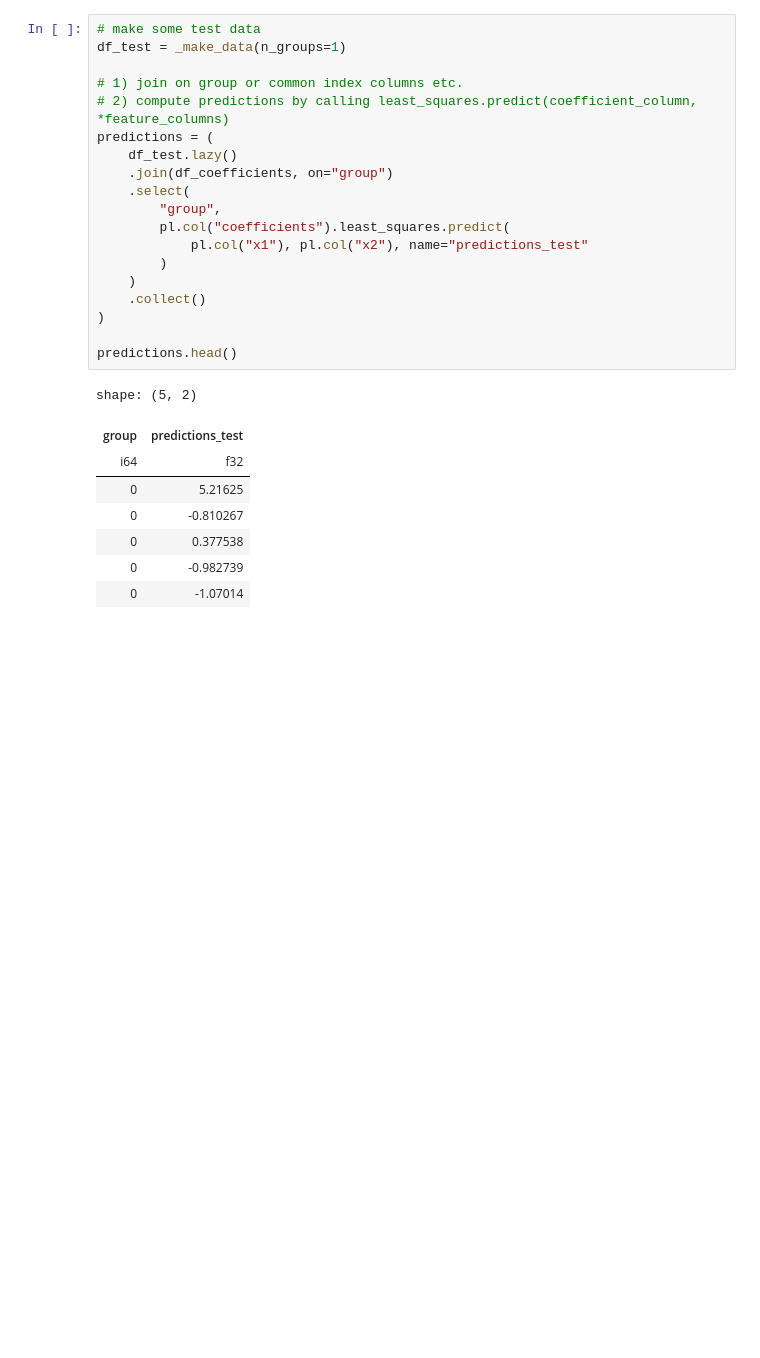
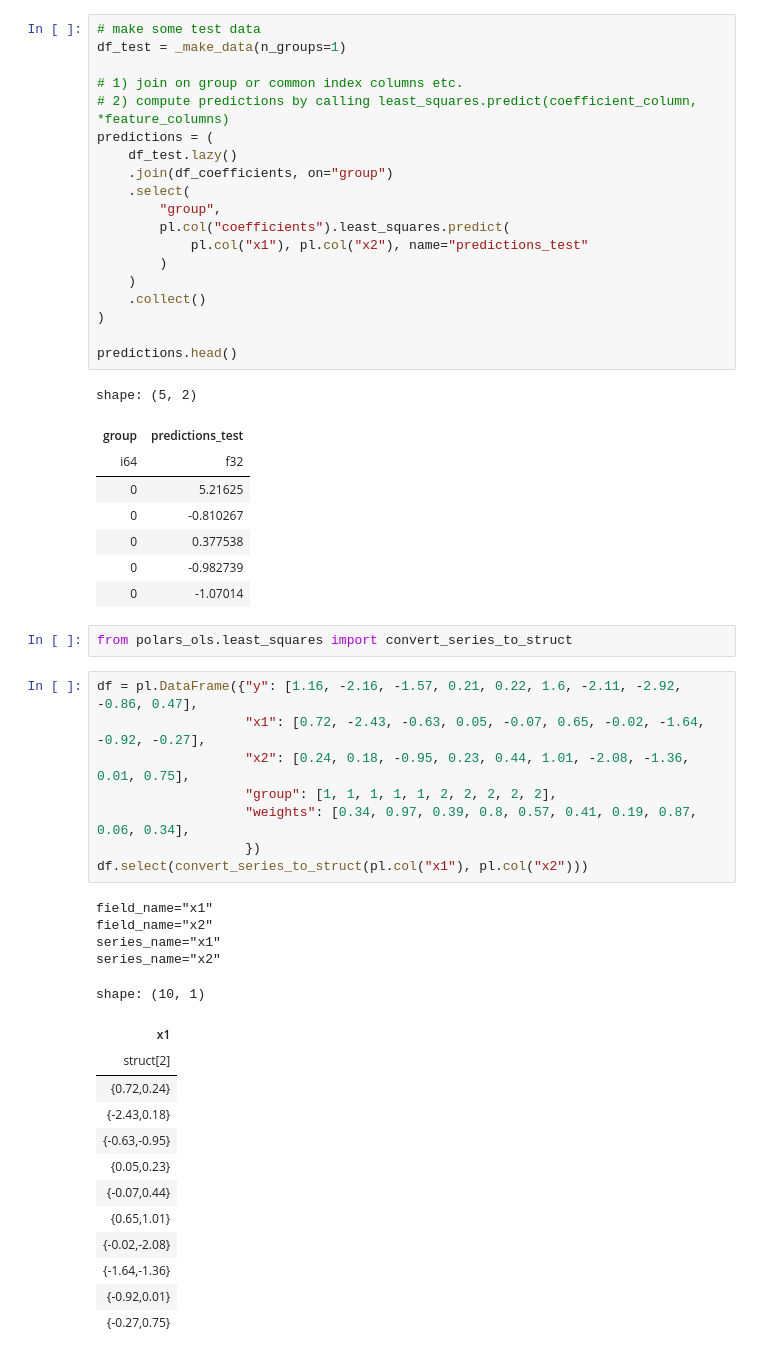
Before and after one commit to azmyrajab/polars_ols, a Jupyter notebook: notebooks/polars_ols_demo.ipynb, the cells around one changed output. Saved outputs shown, nothing was run; the diff lists cells and outputs as text; blank space fills up the shorter version.

```diff
--- a/notebooks/polars_ols_demo.ipynb
+++ b/notebooks/polars_ols_demo.ipynb
@@ -288,3 +274,31 @@ shape: (5, 2)
 | 0 | 0.377538 |
 | 0 | -0.982739 |
 | 0 | -1.07014 |
+# %%
+from polars_ols.least_squares import convert_series_to_struct
+# %%
+df = pl.DataFrame({"y": [1.16, -2.16, -1.57, 0.21, 0.22, 1.6, -2.11, -2.92, -0.86, 0.47],
+                   "x1": [0.72, -2.43, -0.63, 0.05, -0.07, 0.65, -0.02, -1.64, -0.92, -0.27],
+                   "x2": [0.24, 0.18, -0.95, 0.23, 0.44, 1.01, -2.08, -1.36, 0.01, 0.75],
+                   "group": [1, 1, 1, 1, 1, 2, 2, 2, 2, 2],
+                   "weights": [0.34, 0.97, 0.39, 0.8, 0.57, 0.41, 0.19, 0.87, 0.06, 0.34],
+                   })
+df.select(convert_series_to_struct(pl.col("x1"), pl.col("x2")))
+# %% [output]
+field_name="x1"
+field_name="x2"
+series_name="x1"
+series_name="x2"
+shape: (10, 1)
+| x1 |
+| struct[2] |
+| {0.72,0.24} |
+| {-2.43,0.18} |
+| {-0.63,-0.95} |
+| {0.05,0.23} |
+| {-0.07,0.44} |
+| {0.65,1.01} |
+| {-0.02,-2.08} |
+| {-1.64,-1.36} |
+| {-0.92,0.01} |
+| {-0.27,0.75} |
```
Also changed, not shown: parts of 14 cells of this notebook, 4 other files.
